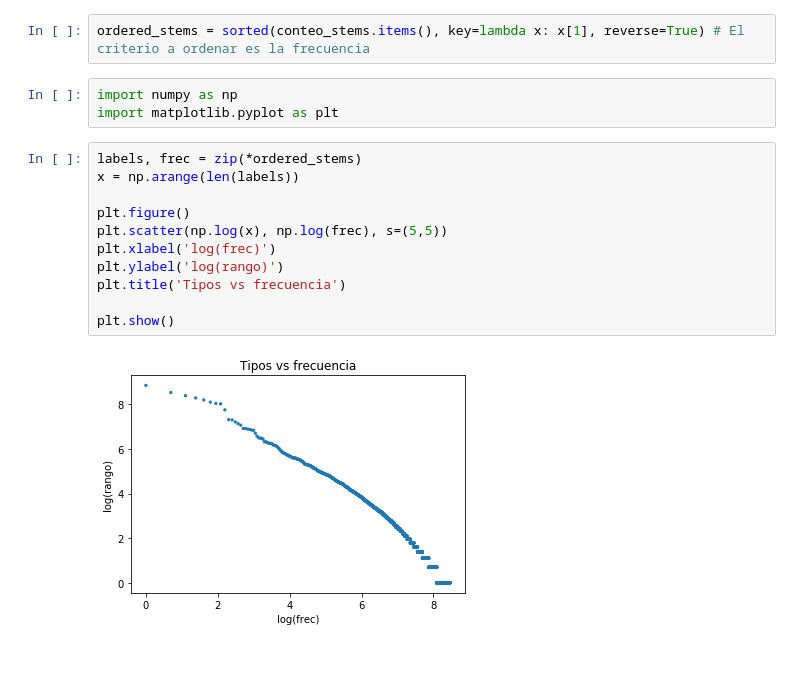
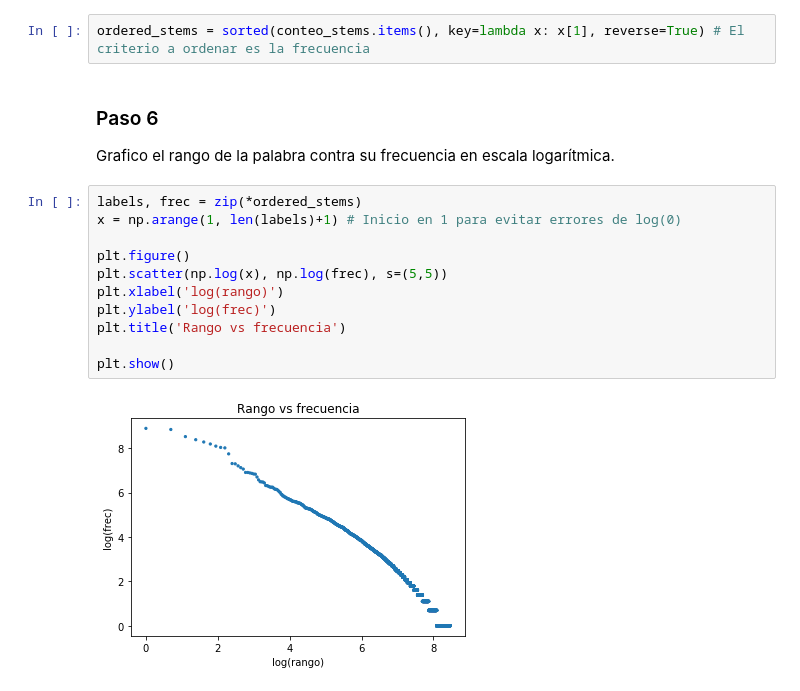
Before and after one commit to gandresto/PLN-2020-2, a Jupyter notebook: Prácticas/1/p1-curva-zipf.ipynb, the cells around one changed output. Drawn from its saved outputs; the diff is of its cells as text; blank space fills up the shorter version.

Commit message:
Corrijo typos y muevo imports

```diff
--- a/Prácticas/1/p1-curva-zipf.ipynb
+++ b/Prácticas/1/p1-curva-zipf.ipynb
@@ -80,19 +81,20 @@ conteo_stems = Counter(stems)
 Ordeno los stems de mayor a menor frecuencia.
 # %%
 ordered_stems = sorted(conteo_stems.items(), key=lambda x: x[1], reverse=True) # El criterio a ordenar es la frecuencia
-# %%
-import numpy as np
-import matplotlib.pyplot as plt
+# %% [markdown]
+### Paso 6
+
+Grafico el rango de la palabra contra su frecuencia en escala logarítmica.
 # %%
 labels, frec = zip(*ordered_stems)
-x = np.arange(len(labels))
+x = np.arange(1, len(labels)+1) # Inicio en 1 para evitar errores de log(0)
 
 plt.figure()
 plt.scatter(np.log(x), np.log(frec), s=(5,5))
-plt.xlabel('log(frec)')
-plt.ylabel('log(rango)')
-plt.title('Tipos vs frecuencia')
+plt.xlabel('log(rango)')
+plt.ylabel('log(frec)')
+plt.title('Rango vs frecuencia')
 
 plt.show()
 # %% [output]
-[figure, old version]
+[figure, new version]
```
Also changed, not shown: parts of 5 cells of this notebook.
